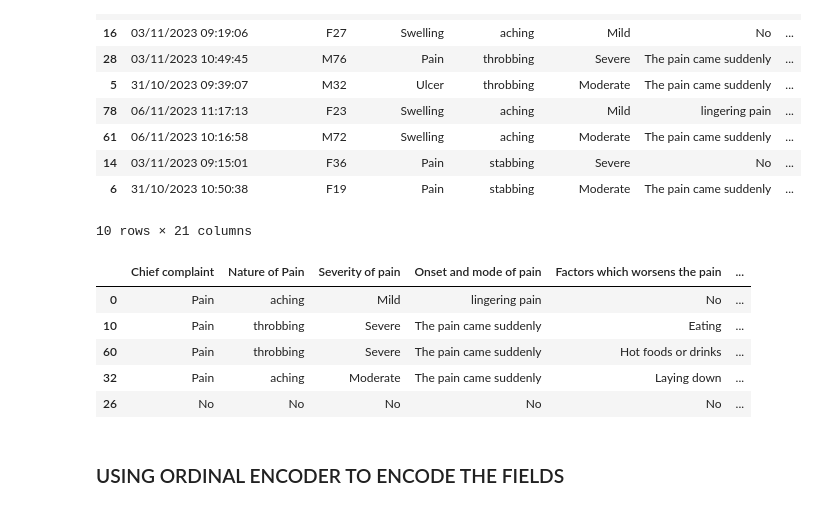
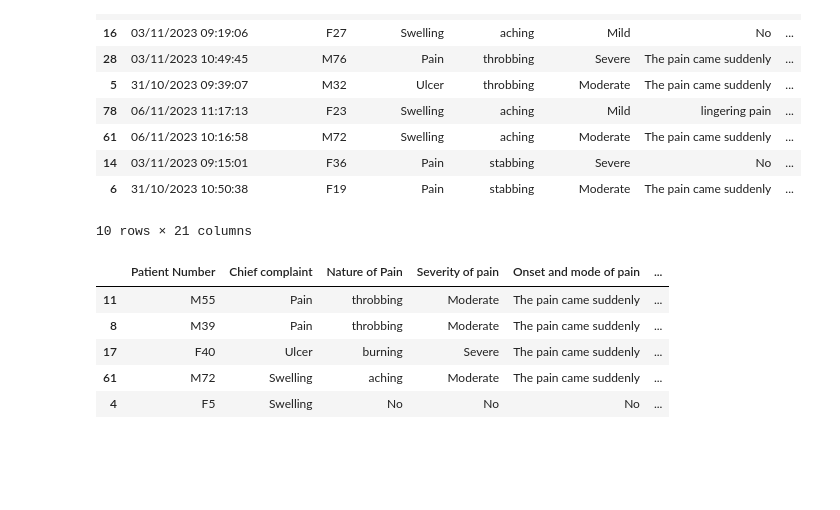
Before and after one commit to TheHuntsman4/Klepio, a Jupyter notebook: model/DentAI.ipynb, the cells around one changed output. Drawn from its saved outputs; the diff is of its cells as text; code cells hidden in the pictures; blank space fills up the shorter version.

```diff
--- a/model/DentAI.ipynb
+++ b/model/DentAI.ipynb
@@ -92,14 +92,11 @@ dtype: int64
 # %%
 #Dropping unnecessary fields
 data.drop('Timestamp',axis=1, inplace=True)
-data.drop('Patient Number',axis=1, inplace=True)
 data.sample(5)
 # %% [output]
-|  | Chief complaint | Nature of Pain | Severity of pain | Onset and mode of pain | Factors which worsens the pain | ... |
-| 0 | Pain | aching | Mild | lingering pain | No | ... |
-| 10 | Pain | throbbing | Severe | The pain came suddenly | Eating | ... |
-| 60 | Pain | throbbing | Severe | The pain came suddenly | Hot foods or drinks | ... |
-| 32 | Pain | aching | Moderate | The pain came suddenly | Laying down | ... |
-| 26 | No | No | No | No | No | ... |
+|  | Patient Number | Chief complaint | Nature of Pain | Severity of pain | Onset and mode of pain | ... |
+| 11 | M55 | Pain | throbbing | Moderate | The pain came suddenly | ... |
+| 8 | M39 | Pain | throbbing | Moderate | The pain came suddenly | ... |
+| 17 | F40 | Ulcer | burning | Severe | The pain came suddenly | ... |
+| 61 | M72 | Swelling | aching | Moderate | The pain came suddenly | ... |
+| 4 | F5 | Swelling | No | No | No | ... |
-# %% [markdown]
-### USING ORDINAL ENCODER TO ENCODE THE FIELDS
```
Also changed, not shown: parts of 7 cells of this notebook.
